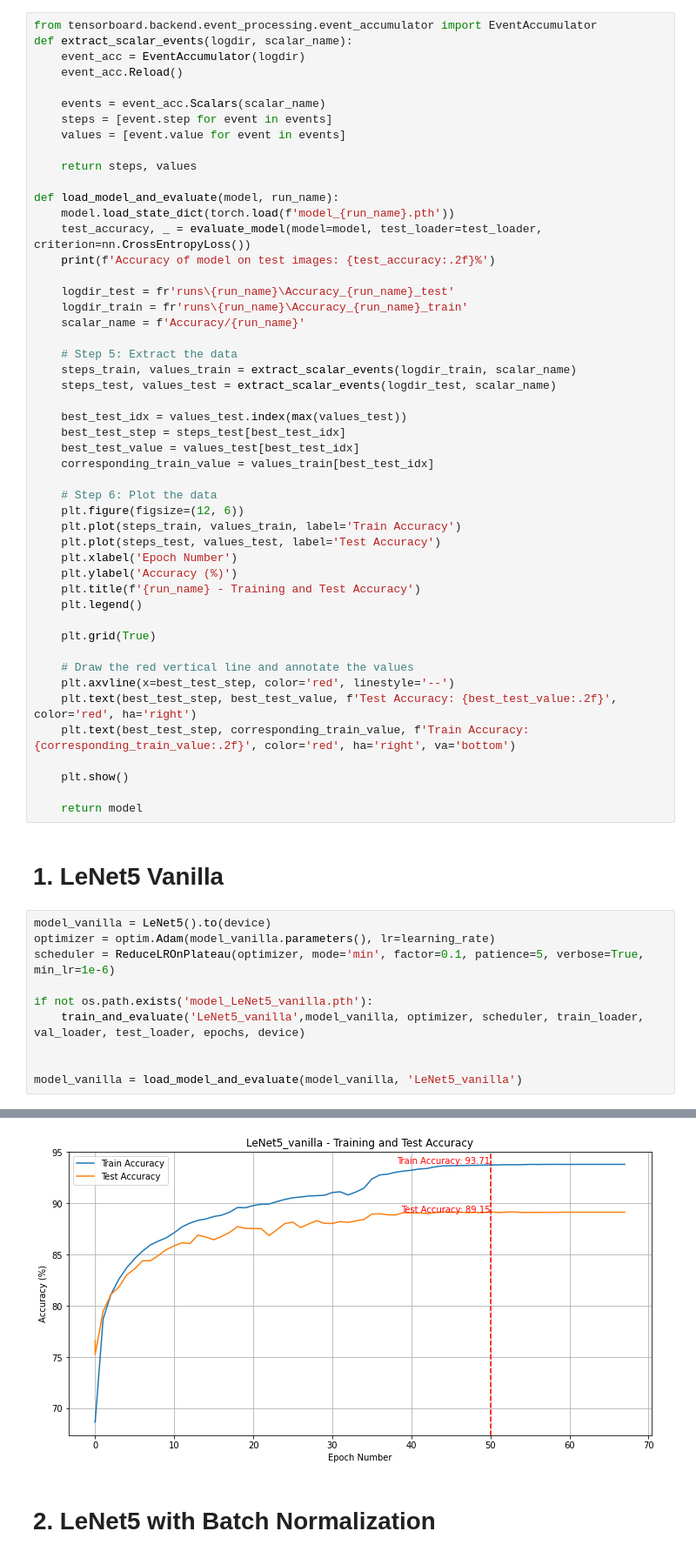
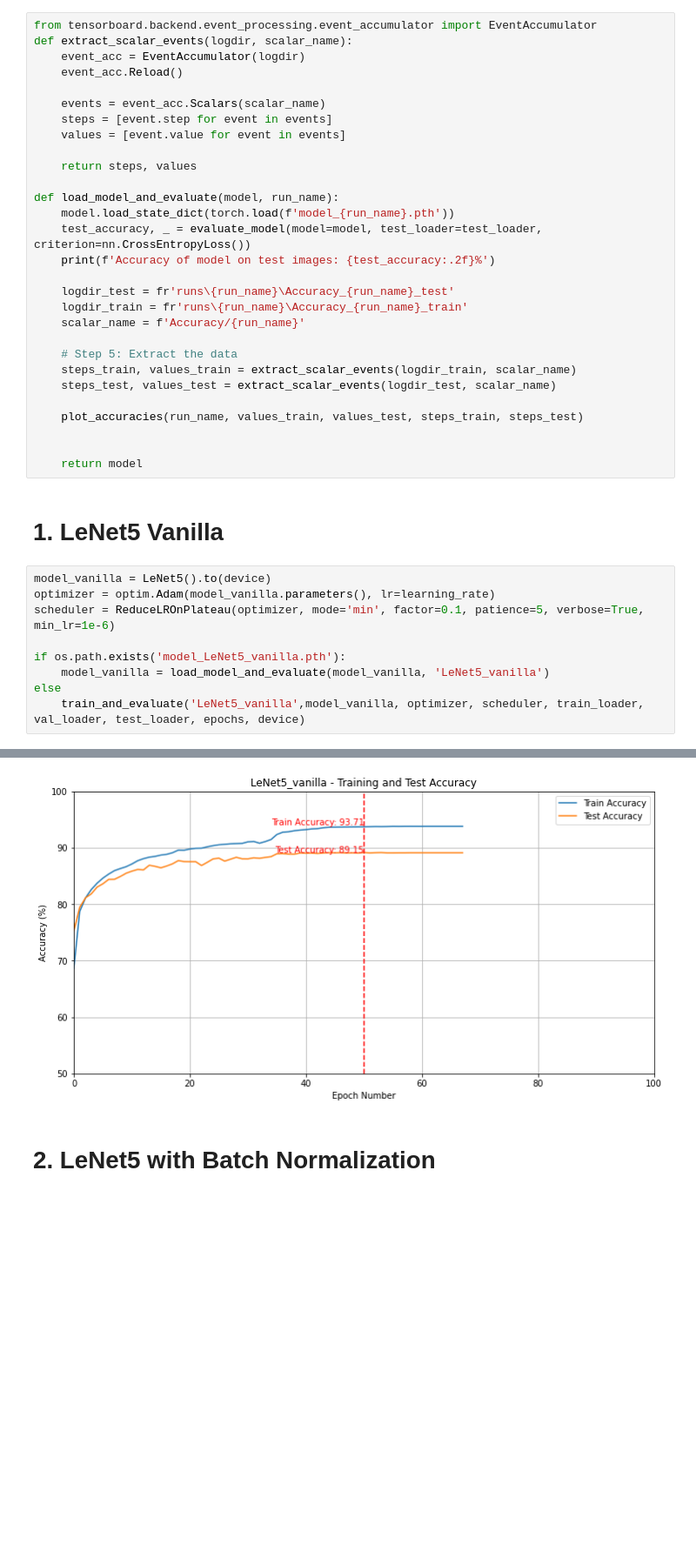
Before and after one commit to kariander1/HW1DeepLearning, a Jupyter notebook: fashion_mnist_lenet5.ipynb, the cells around one changed output, grey strips where cells are left out. Shown at 87% size. Saved outputs shown, nothing was run; the diff lists cells and outputs as text; blank space fills up the shorter version.

```diff
--- a/fashion_mnist_lenet5.ipynb
+++ b/fashion_mnist_lenet5.ipynb
@@ -251,28 +286,8 @@ def load_model_and_evaluate(model, run_name):
     steps_train, values_train = extract_scalar_events(logdir_train, scalar_name)
     steps_test, values_test = extract_scalar_events(logdir_test, scalar_name)
 
-    best_test_idx = values_test.index(max(values_test))
-    best_test_step = steps_test[best_test_idx]
-    best_test_value = values_test[best_test_idx]
-    corresponding_train_value = values_train[best_test_idx]
+    plot_accuracies(run_name, values_train, values_test, steps_train, steps_test)
 
-    # Step 6: Plot the data
-    plt.figure(figsize=(12, 6))
-    plt.plot(steps_train, values_train, label='Train Accuracy')
-    plt.plot(steps_test, values_test, label='Test Accuracy')
-    plt.xlabel('Epoch Number')
-    plt.ylabel('Accuracy (%)')
-    plt.title(f'{run_name} - Training and Test Accuracy')
-    plt.legend()
-
-    plt.grid(True)
-
-    # Draw the red vertical line and annotate the values
-    plt.axvline(x=best_test_step, color='red', linestyle='--')
-    plt.text(best_test_step, best_test_value, f'Test Accuracy: {best_test_value:.2f}', color='red', ha='right')
-    plt.text(best_test_step, corresponding_train_value, f'Train Accuracy: {corresponding_train_value:.2f}', color='red', ha='right', va='bottom')
-
-    plt.show()
 
     return model
 # %% [markdown]
@@ -280,16 +295,15 @@ def load_model_and_evaluate(model, run_name):
 # %%
 model_vanilla = LeNet5().to(device)
 optimizer = optim.Adam(model_vanilla.parameters(), lr=learning_rate)
 scheduler = ReduceLROnPlateau(optimizer, mode='min', factor=0.1, patience=5, verbose=True, min_lr=1e-6)
 
-if not os.path.exists('model_LeNet5_vanilla.pth'):
+if os.path.exists('model_LeNet5_vanilla.pth'):
+    model_vanilla = load_model_and_evaluate(model_vanilla, 'LeNet5_vanilla')
+else
     train_and_evaluate('LeNet5_vanilla',model_vanilla, optimizer, scheduler, train_loader, val_loader, test_loader, epochs, device)
-
-
-model_vanilla = load_model_and_evaluate(model_vanilla, 'LeNet5_vanilla')
 # %% [output]
 Accuracy of model on test images: 89.15%
-[figure, old version]
+[figure, new version]
 # %% [markdown]
 # 2. LeNet5 with Batch Normalization
 # %%
```
Also changed, not shown: parts of 4 cells of this notebook.
